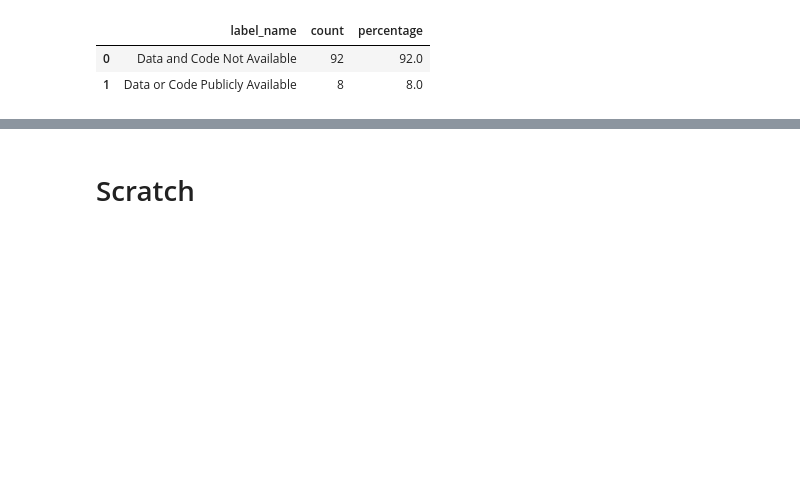
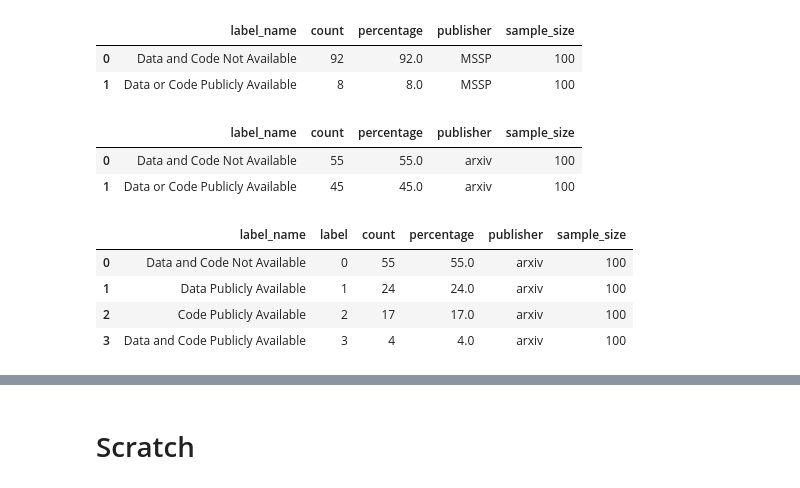
Before and after one commit to tvhahn/arxiv-code-search, a Jupyter notebook: notebooks/scratch/summarize_labelled_csv.ipynb, the cells around one changed output, grey strips where cells are left out. Drawn from its saved outputs; the diff is of its cells as text; code cells hidden in the pictures; blank space fills up the shorter version.

```diff
--- a/notebooks/scratch/summarize_labelled_csv.ipynb
+++ b/notebooks/scratch/summarize_labelled_csv.ipynb
@@ -55,8 +103,24 @@ df
 # %%
 file_name = "labels_mssp_99_0-100.ods"
-df = summarize_final_label_file(path_label_dir / file_name, n_articles=100)
+df, df_all = summarize_final_label_file(path_label_dir / file_name, sample_size=100, publisher_name="MSSP")
 df
 # %% [output]
-|  | label_name | count | percentage |
-| 0 | Data and Code Not Available | 92 | 92.0 |
-| 1 | Data or Code Publicly Available | 8 | 8.0 |
+|  | label_name | count | percentage | publisher | sample_size |
+| 0 | Data and Code Not Available | 92 | 92.0 | MSSP | 100 |
+| 1 | Data or Code Publicly Available | 8 | 8.0 | MSSP | 100 |
+# %%
+file_name = "labels_1.ods"
+df, df_all = summarize_final_label_file(path_label_dir / file_name, sample_size=100, publisher_name="arxiv")
+df
+# %% [output]
+|  | label_name | count | percentage | publisher | sample_size |
+| 0 | Data and Code Not Available | 55 | 55.0 | arxiv | 100 |
+| 1 | Data or Code Publicly Available | 45 | 45.0 | arxiv | 100 |
+# %%
+df_all
+# %% [output]
+|  | label_name | label | count | percentage | publisher | sample_size |
+| 0 | Data and Code Not Available | 0 | 55 | 55.0 | arxiv | 100 |
+| 1 | Data Publicly Available | 1 | 24 | 24.0 | arxiv | 100 |
+| 2 | Code Publicly Available | 2 | 17 | 17.0 | arxiv | 100 |
+| 3 | Data and Code Publicly Available | 3 | 4 | 4.0 | arxiv | 100 |
```
Also changed, not shown: parts of 11 cells of this notebook, 1 other file.
